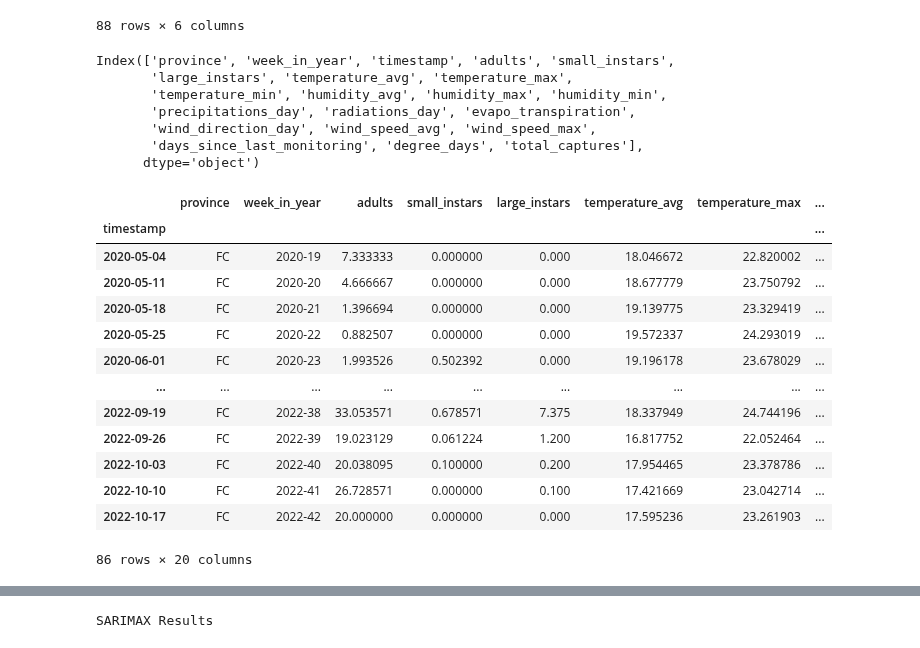
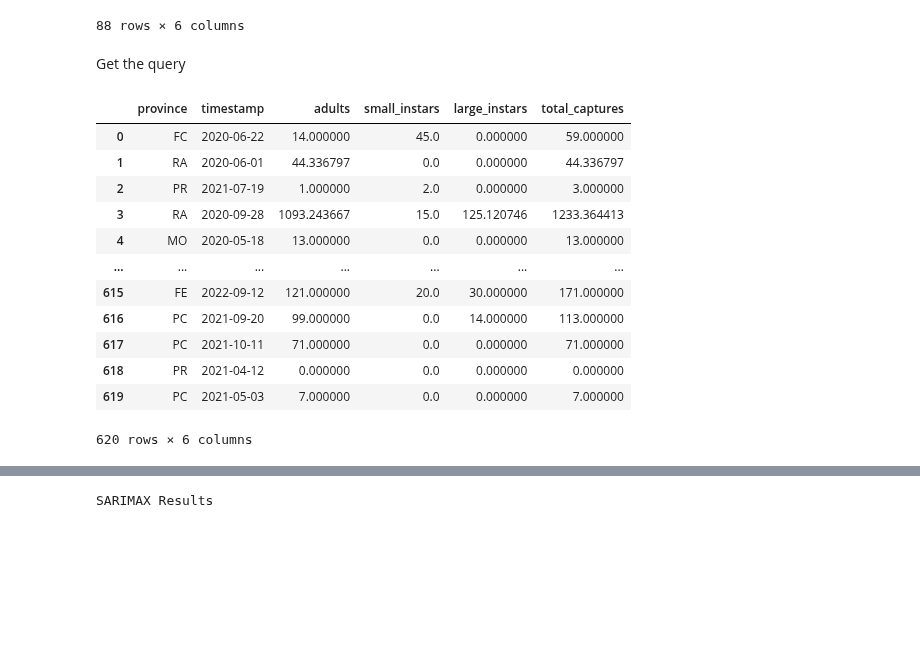
Before and after one commit to big-unibo/explain, a Jupyter notebook: intentional/src/main/python/predict.ipynb, the cells around one changed output, grey strips where cells are left out. Saved outputs shown, nothing was run; the diff lists cells and outputs as text; code cells hidden in the pictures; blank space fills up the shorter version.

```diff
--- a/intentional/src/main/python/predict.ipynb
+++ b/intentional/src/main/python/predict.ipynb
@@ -85,37 +91,33 @@ df
 | 86 | 2022-09-26 | 26-SEP-22 | 2022-9 | 2022 | 39 | 2022-39 |
 | 87 | 2022-08-01 | 01-AUG-22 | 2022-8 | 2022 | 31 | 2022-31 |
 88 rows × 6 columns
+# %% [markdown]
+Get the query
 # %%
 # Replace 'your_table' with the actual table name
-query = "SELECT t.province, d.week_in_year, f.* FROM cimice_ft_captures f, cimice_dt_trap t, cimice_dt_time d where t.gid = f.gid and province='FC' and f.timestamp = d.timestamp"
+query = """
+SELECT t.province, f.timestamp, sum(adults) as adults, sum(small_instars) as small_instars, sum(large_instars) as large_instars, sum(total_captures) as total_captures
+FROM cimice_ft_captures f, cimice_dt_trap t, cimice_dt_time d
+WHERE t.gid = f.gid and f.timestamp = d.timestamp
+GROUP BY t.province, f.timestamp
+"""
+
 df = pd.read_sql(query, engine)
-df = df.drop(['gid'], axis=1)
-print(df.columns)
-df = df.groupby(['province', 'week_in_year']).mean().reset_index()
 df["timestamp"] = pd.to_datetime(df["timestamp"], unit="s")
-df.set_index('timestamp', inplace=True)
-# df.index = pd.DatetimeIndex(df.index).to_period('W')
-df.index = pd.DatetimeIndex(df.index).to_period('D')
+# df.set_index('timestamp', inplace=True)
+# df.index = pd.DatetimeIndex(df.index).to_period('D')
 df
 # %% [output]
+|  | province | timestamp | adults | small_instars | large_instars | total_captures |
+| 0 | FC | 2020-06-22 | 14.000000 | 45.0 | 0.000000 | 59.000000 |
+| 1 | RA | 2020-06-01 | 44.336797 | 0.0 | 0.000000 | 44.336797 |
+| 2 | PR | 2021-07-19 | 1.000000 | 2.0 | 0.000000 | 3.000000 |
+| 3 | RA | 2020-09-28 | 1093.243667 | 15.0 | 125.120746 | 1233.364413 |
+| 4 | MO | 2020-05-18 | 13.000000 | 0.0 | 0.000000 | 13.000000 |
+| ... | ... | ... | ... | ... | ... | ... |
+| 615 | FE | 2022-09-12 | 121.000000 | 20.0 | 30.000000 | 171.000000 |
+| 616 | PC | 2021-09-20 | 99.000000 | 0.0 | 14.000000 | 113.000000 |
+| 617 | PC | 2021-10-11 | 71.000000 | 0.0 | 0.000000 | 71.000000 |
+| 618 | PR | 2021-04-12 | 0.000000 | 0.0 | 0.000000 | 0.000000 |
+| 619 | PC | 2021-05-03 | 7.000000 | 0.0 | 0.000000 | 7.000000 |
-Index(['province', 'week_in_year', 'timestamp', 'adults', 'small_instars',
-       'large_instars', 'temperature_avg', 'temperature_max',
-       'temperature_min', 'humidity_avg', 'humidity_max', 'humidity_min',
-       'precipitations_day', 'radiations_day', 'evapo_transpiration',
-       'wind_direction_day', 'wind_speed_avg', 'wind_speed_max',
-       'days_since_last_monitoring', 'degree_days', 'total_captures'],
-      dtype='object')
+620 rows × 6 columns
-|  | province | week_in_year | adults | small_instars | large_instars | temperature_avg | temperature_max | ... |
-| timestamp |  |  |  |  |  |  |  | ... |
-| 2020-05-04 | FC | 2020-19 | 7.333333 | 0.000000 | 0.000 | 18.046672 | 22.820002 | ... |
-| 2020-05-11 | FC | 2020-20 | 4.666667 | 0.000000 | 0.000 | 18.677779 | 23.750792 | ... |
-| 2020-05-18 | FC | 2020-21 | 1.396694 | 0.000000 | 0.000 | 19.139775 | 23.329419 | ... |
-| 2020-05-25 | FC | 2020-22 | 0.882507 | 0.000000 | 0.000 | 19.572337 | 24.293019 | ... |
-| 2020-06-01 | FC | 2020-23 | 1.993526 | 0.502392 | 0.000 | 19.196178 | 23.678029 | ... |
-| ... | ... | ... | ... | ... | ... | ... | ... | ... |
-| 2022-09-19 | FC | 2022-38 | 33.053571 | 0.678571 | 7.375 | 18.337949 | 24.744196 | ... |
-| 2022-09-26 | FC | 2022-39 | 19.023129 | 0.061224 | 1.200 | 16.817752 | 22.052464 | ... |
-| 2022-10-03 | FC | 2022-40 | 20.038095 | 0.100000 | 0.200 | 17.954465 | 23.378786 | ... |
-| 2022-10-10 | FC | 2022-41 | 26.728571 | 0.000000 | 0.100 | 17.421669 | 23.042714 | ... |
-| 2022-10-17 | FC | 2022-42 | 20.000000 | 0.000000 | 0.000 | 17.595236 | 23.261903 | ... |
-86 rows × 20 columns
```
Also changed, not shown: parts of 8 cells of this notebook.
